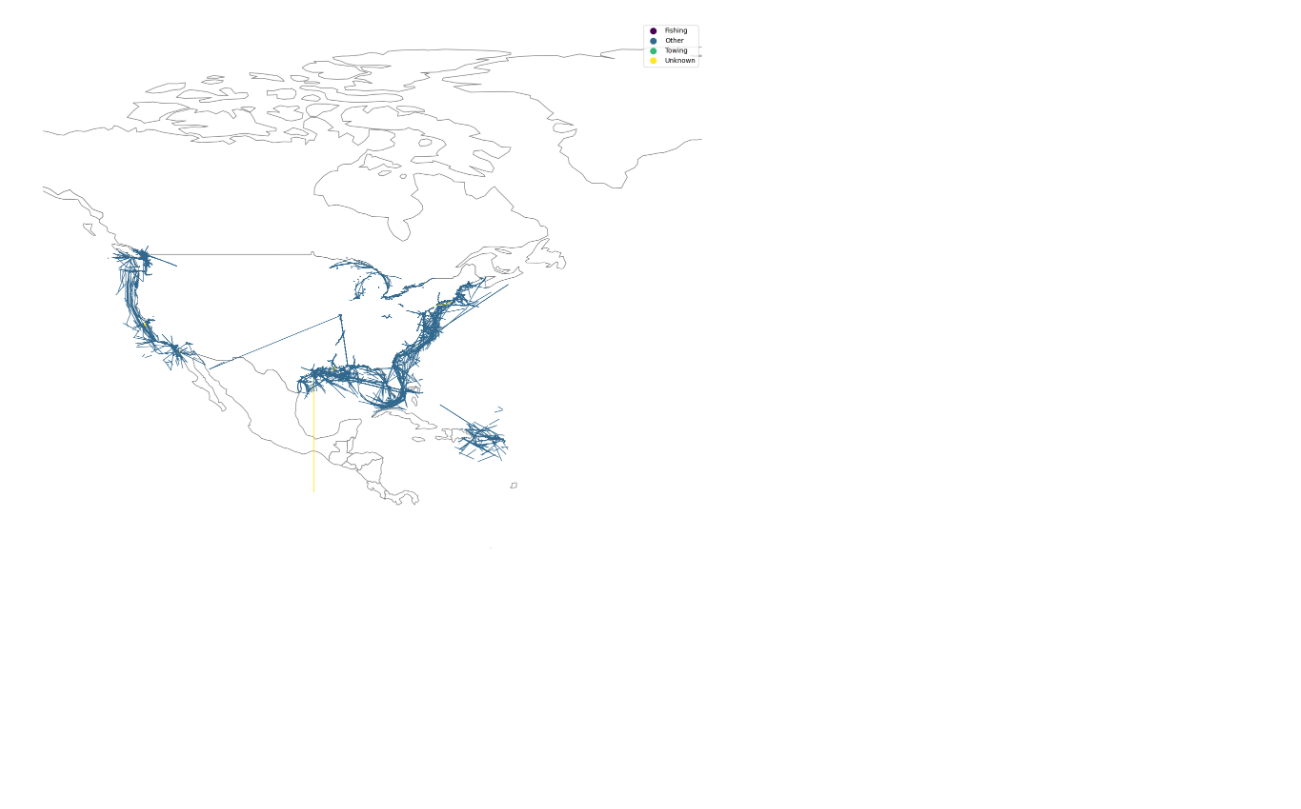
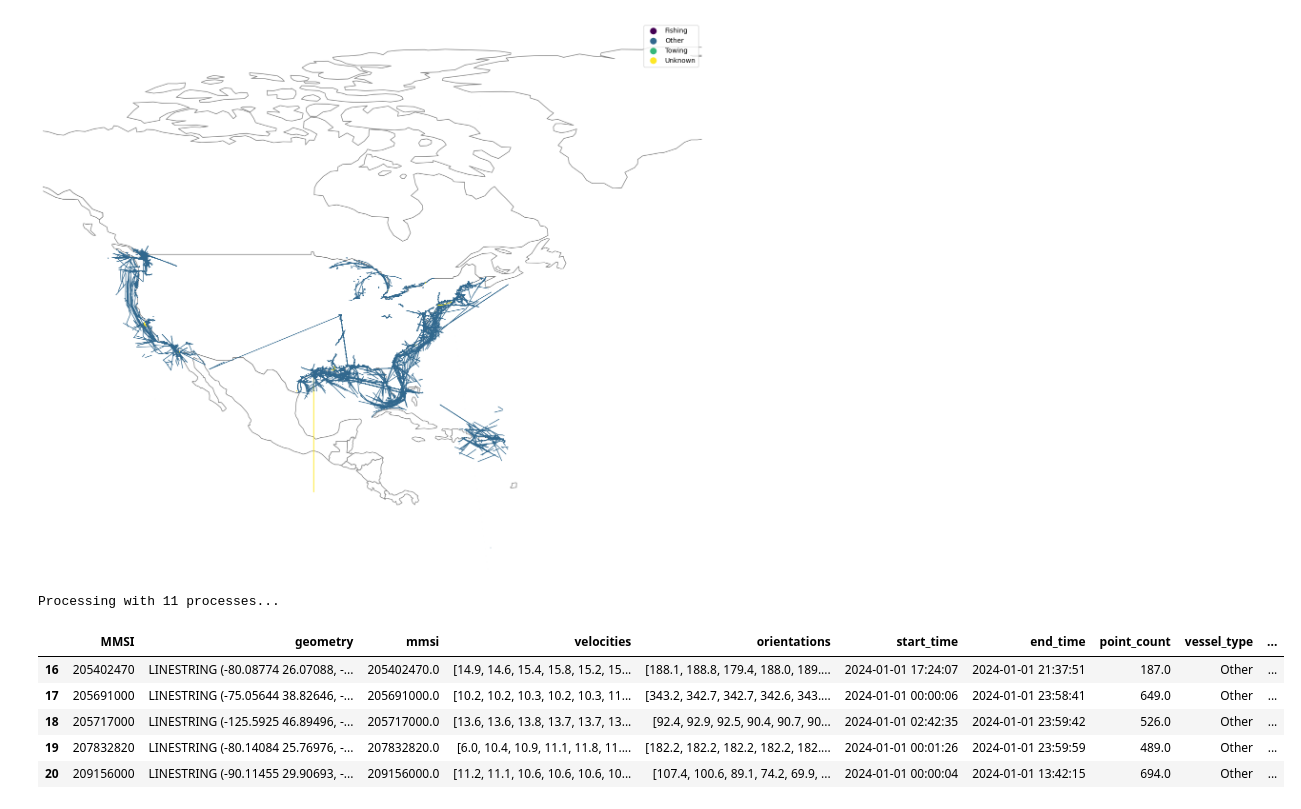
Before and after one commit to CptK/ship-trajectory-prediction, a Jupyter notebook: prediction/notebooks/track_visualization.ipynb, the cells around one changed output. Saved outputs shown, nothing was run; the diff lists cells and outputs as text; code cells hidden in the pictures; blank space fills up the shorter version.

```diff
--- a/prediction/notebooks/track_visualization.ipynb
+++ b/prediction/notebooks/track_visualization.ipynb
@@ -37,0 +42,14 @@ plt.show()
+# %%
+
+trajectories_new = remove_outliers_parallel(trajectories_new, threshold_partition=5.0, threshold_association=15.0, threshold_completeness=100.0)
+# %% [output]
+Processing with 11 processes...
+# %%
+trajectories_new.head()
+# %% [output]
+|  | MMSI | geometry | mmsi | velocities | orientations | start_time | end_time | point_count | vessel_type | ... |
+| 16 | 205402470 | LINESTRING (-80.08774 26.07088, -... | 205402470.0 | [14.9, 14.6, 15.4, 15.8, 15.2, 15... | [188.1, 188.8, 179.4, 188.0, 189.... | 2024-01-01 17:24:07 | 2024-01-01 21:37:51 | 187.0 | Other | ... |
+| 17 | 205691000 | LINESTRING (-75.05644 38.82646, -... | 205691000.0 | [10.2, 10.2, 10.3, 10.2, 10.3, 11... | [343.2, 342.7, 342.7, 342.6, 343.... | 2024-01-01 00:00:06 | 2024-01-01 23:58:41 | 649.0 | Other | ... |
+| 18 | 205717000 | LINESTRING (-125.5925 46.89496, -... | 205717000.0 | [13.6, 13.6, 13.8, 13.7, 13.7, 13... | [92.4, 92.9, 92.5, 90.4, 90.7, 90... | 2024-01-01 02:42:35 | 2024-01-01 23:59:42 | 526.0 | Other | ... |
+| 19 | 207832820 | LINESTRING (-80.14084 25.76976, -... | 207832820.0 | [6.0, 10.4, 10.9, 11.1, 11.8, 11.... | [182.2, 182.2, 182.2, 182.2, 182.... | 2024-01-01 00:01:26 | 2024-01-01 23:59:59 | 489.0 | Other | ... |
+| 20 | 209156000 | LINESTRING (-90.11455 29.90693, -... | 209156000.0 | [11.2, 11.1, 10.6, 10.6, 10.6, 10... | [107.4, 100.6, 89.1, 74.2, 69.9, ... | 2024-01-01 00:00:04 | 2024-01-01 13:42:15 | 694.0 | Other | ... |
```
Also changed, not shown: parts of 5 cells of this notebook, 4 other files.
